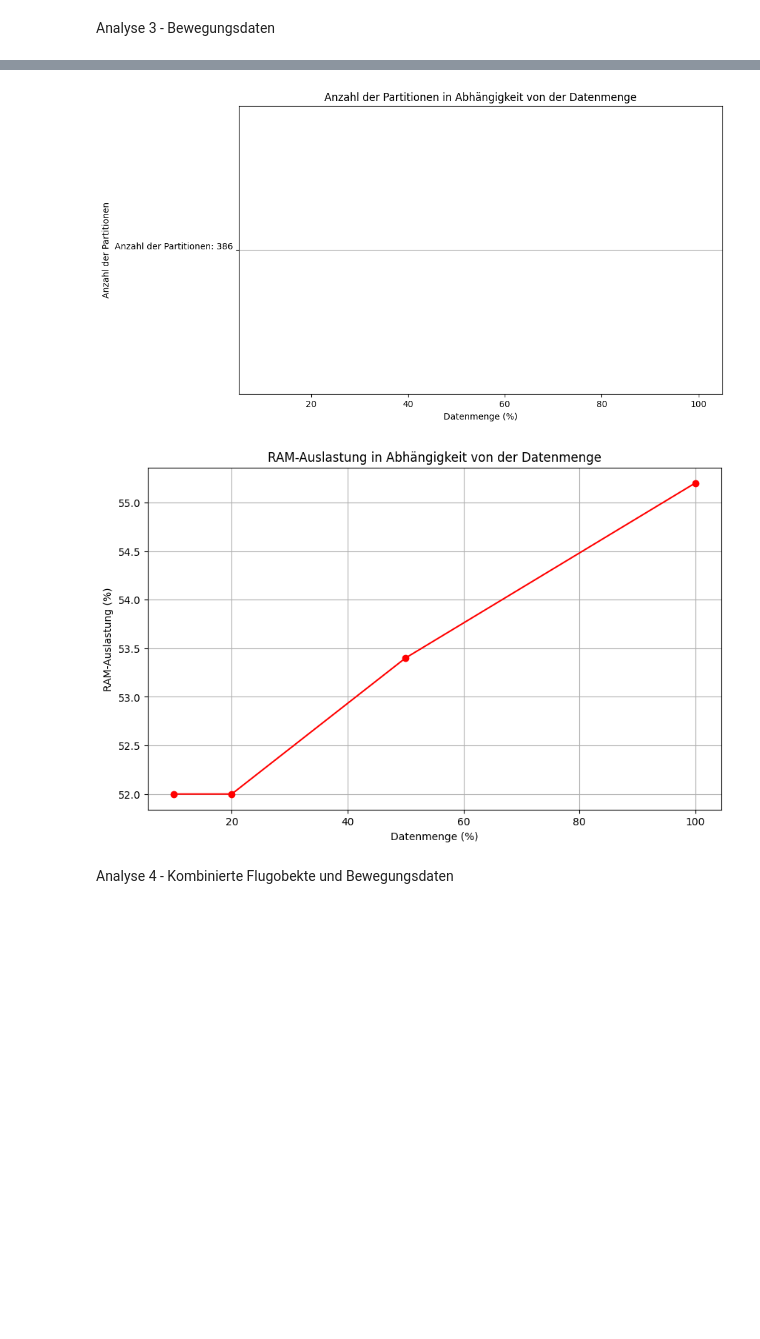
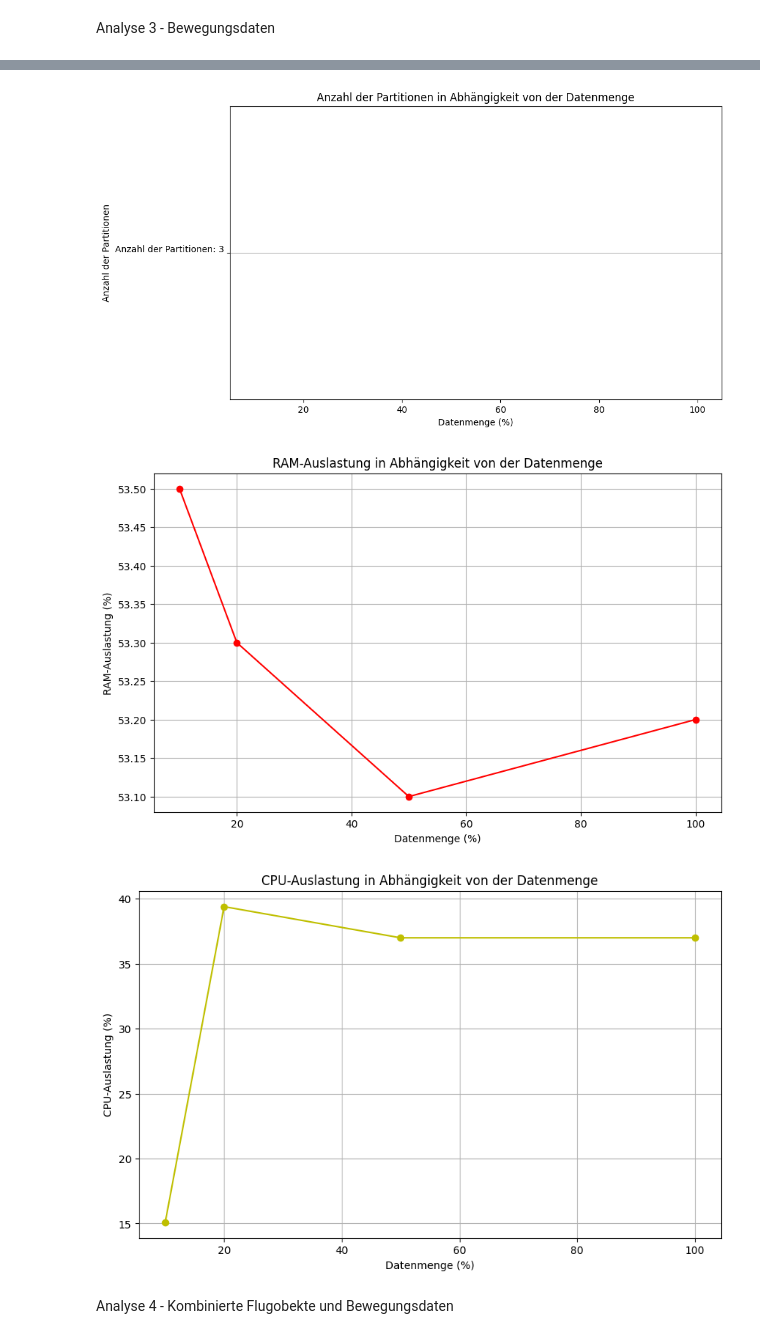
Before and after one commit to DominikNeumaier/AdvancedDataEngineering, a Jupyter notebook: AdvancedData.ipynb, the cells around one changed output, grey strips where cells are left out. Drawn from its saved outputs; the diff is of its cells as text; code cells hidden in the pictures; blank space fills up the shorter version.

Commit message:
CPU-Auslastung visualisieren hinzugefügt und kleinere Fehler behoben

```diff
--- a/AdvancedData.ipynb
+++ b/AdvancedData.ipynb
@@ -1053,32 +1083,6 @@ Analyse 3 - Bewegungsdaten
 # %%
 import time
 import matplotlib.pyplot as plt
-
-#Laufzeit
-
-#Basiszeit
-start_time = time.time()
-result_text, map_result, dataRDD = analyze_flight_movements(flight_data_path, percentage=0.01)
-virtual_memory = psutil.virtual_memory()  # Virtueller Speicher (RAM)
-used_memory = virtual_memory.used  # Genutzter RAM
-memory_percent = virtual_memory.percent  # Prozentsatz des verwendeten RAM
-end_time = time.time()
-
-base_time = end_time - start_time
-
-#Tatsächliche Laufzeit (Laufzeit - Basiszeit)
-start_time = time.time()
-result_text, map_result, dataRDD = analyze_flight_movements(flight_data_path, percentage=1.0)
-end_time = time.time()
-
-print(f"Die Funktion hat für 100% der Daten {(end_time - start_time - base_time):.4f} Sekunden benötigt")
-print(result_text)
-print()
-
-
-#Datenverteilung
-number_data, number_partition, result = analyze_partition_distribution(dataRDD)
-print(number_data + number_partition + result)
 
 
 #Skalierbarkeit
@@ -1087,14 +1091,15 @@ x_data = []
 y_time = []
 number_partition_data = []
 memory_data = []
+cpu_data = []
 
 for percentage in percentages:
     print(f"\nVerarbeite {percentage*100}% der Daten...")
     start_time = time.time()
     result_text, map_result, dataRDD = analyze_flight_movements(flight_data_path, percentage=percentage)
     virtual_memory = psutil.virtual_memory()  # Virtueller Speicher (RAM)
-    used_memory = virtual_memory.used  # Genutzter RAM
     memory_percent = virtual_memory.percent  # Prozentsatz des verwendeten RAM
+    cpu_percent = psutil.cpu_percent(interval=None) # Messung direkt nach Ausführung der FUnktion
     end_time = time.time()
 
     # Daten für den Plot sammeln
@@ -1103,6 +1108,7 @@ for percentage in percentages:
     y_time.append(end_time-start_time-base_time)  # Verarbeitungszeit abzüglich Basiszeit
     number_partition_data.append(number_partition)
     memory_data.append(memory_percent)
+    cpu_data.append(cpu_percent)
 
 # Plot 1: Laufzeit
 plt.figure(figsize=(10, 6))
@@ -1131,6 +1137,12 @@ plt.ylabel('RAM-Auslastung (%)')
 plt.grid(True)
 plt.show()
 
-
-# Fehlertoleranz
+# Plot 4: CPU-Auslastung
+plt.figure(figsize=(10, 6))
+plt.plot(x_data, cpu_data, marker='o', linestyle='-', color='y')
+plt.title('CPU-Auslastung in Abhängigkeit von der Datenmenge')
+plt.xlabel('Datenmenge (%)')
+plt.ylabel('CPU-Auslastung (%)')
+plt.grid(True)
+plt.show()
 # %% [output]
@@ -1165,2 +1157,3 @@ Verarbeite 100.0% der Daten...
-[figure, old version]
+[figure, new version]
-[figure, old version]
+[figure, new version]
+[figure, added]
```
Also changed, not shown: parts of 17 cells of this notebook.
